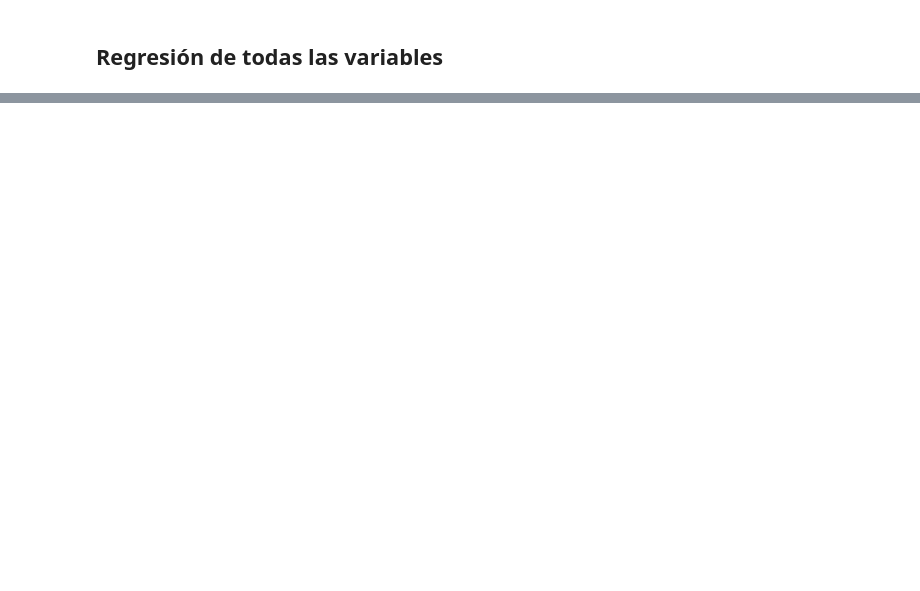
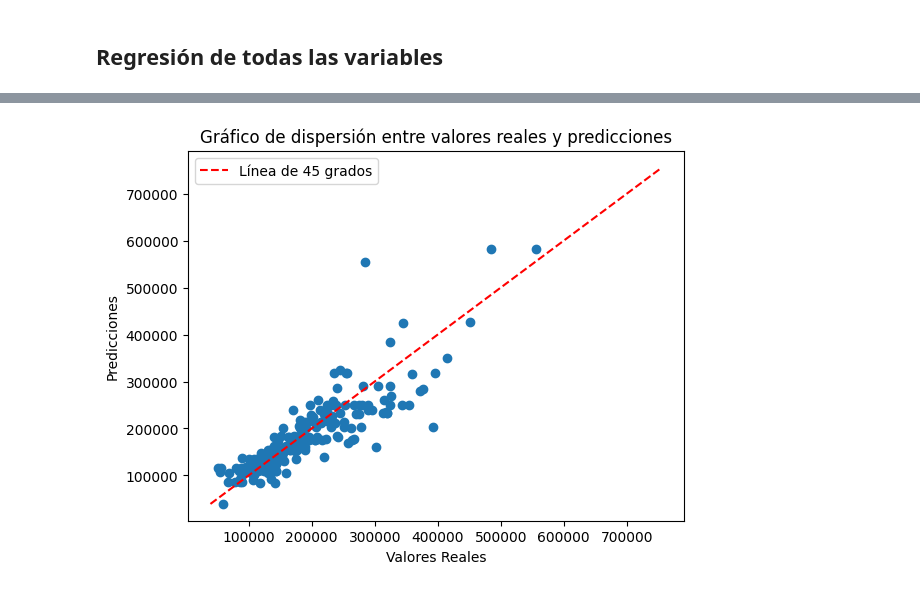
Before and after one commit to bl33h/housePricesRegression, a Jupyter notebook: housePricesRegression.ipynb, the cells around one changed output, grey strips where cells are left out. Cells and saved outputs as stored; diff of their text form; code cells hidden in the pictures; blank space fills up the shorter version.

```diff
--- a/housePricesRegression.ipynb
+++ b/housePricesRegression.ipynb
@@ -176,6 +141,6 @@ KeyError: 'SalePrice'
 # %%
 #PARA TODAS LAS VARIABLES
-X_all = scaled_df
+X_all = scaled_df.drop('SalePrice', axis=1)
 y_all = scaled_df['SalePrice']
 
 X_train_all, X_test_all, y_train_all, y_test_all = train_test_split(X_all, y_all, test_size=0.2, random_state=21562)
@@ -198,7 +179,7 @@ Score:0.010
 # %% [markdown]
 ## Regresión de todas las variables
 # %%
-classifier = LogisticRegression()
-classifier.fit(X_train_all, y_train_all)
+all_classifier = LogisticRegression()
+all_classifier.fit(X_train_all, y_train_all)
 
-classifier_preds = classifier.predict(X_test_all)
+all_classifier_preds = all_classifier.predict(X_test_all)
@@ -208,0 +191,13 @@ Accuracy:0.010
+# %%
+plt.scatter(y_test_all, all_classifier_preds)
+plt.xlabel('Valores Reales')
+plt.ylabel('Predicciones')
+plt.title('Gráfico de dispersión entre valores reales y predicciones')
+
+x_line = np.linspace(min(min(y_test_all), min(all_classifier_preds)), max(max(y), max(all_classifier_preds)), 100)
+plt.plot(x_line, x_line, color='red', linestyle='--', label='Línea de 45 grados')
+
+plt.legend()
+plt.show()
+# %% [output]
+[figure, added]
```
Also changed, not shown: parts of 24 cells of this notebook.
